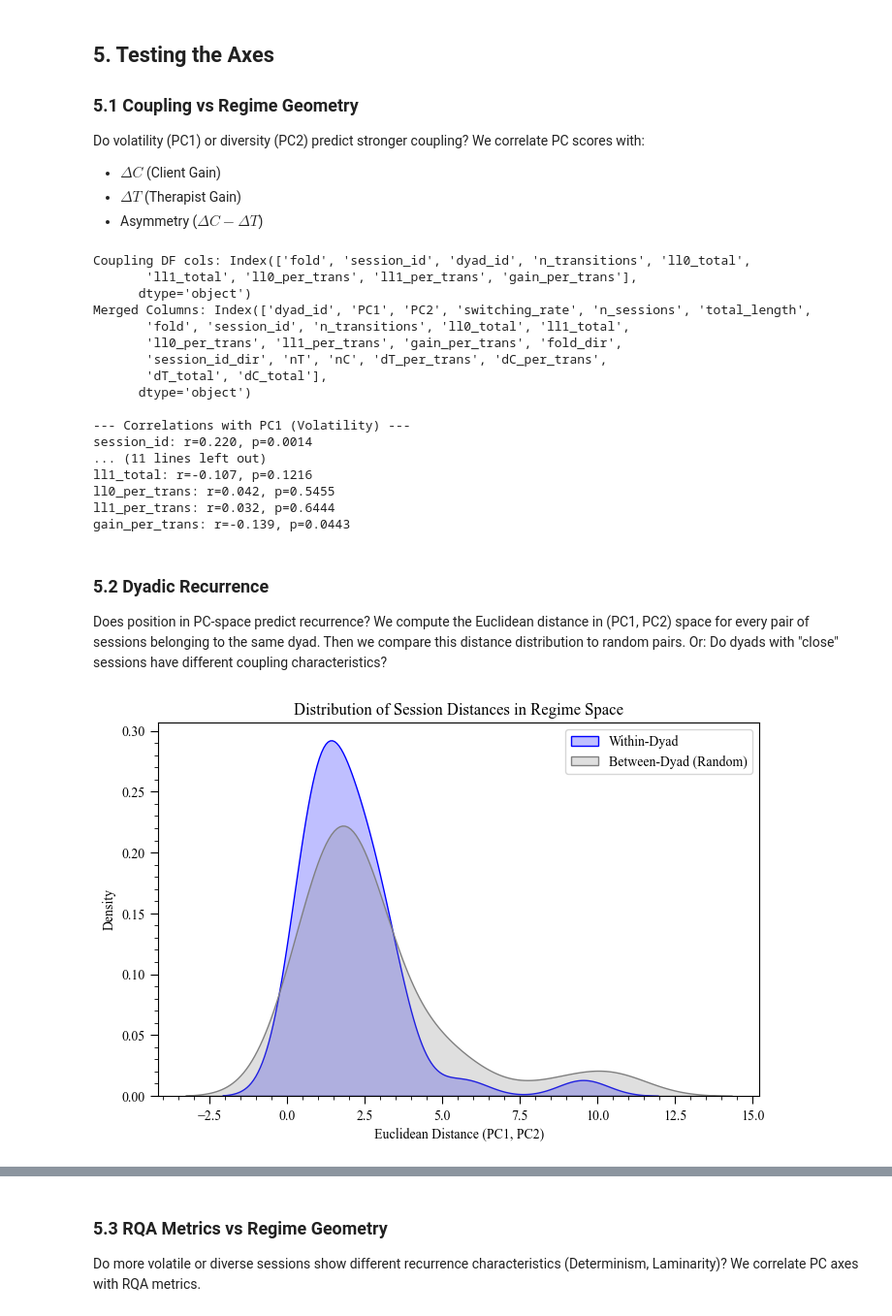
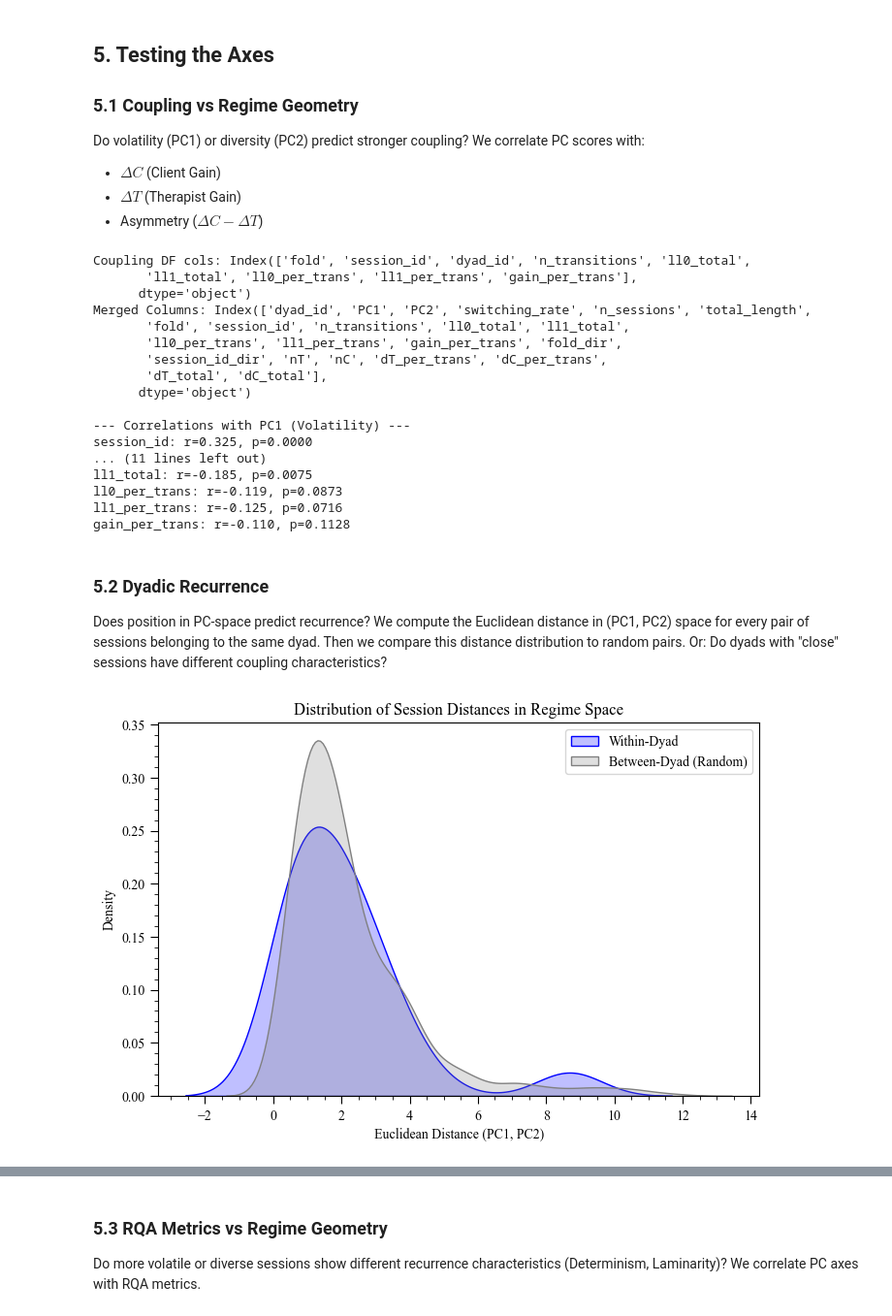
Before and after one commit to cartersale/Affect-Dynamics, a Jupyter notebook: notebooks/regime_geometry.ipynb, the cells around one changed output, grey strips where cells are left out. Shown at 97% size. Drawn from its saved outputs; the diff is of its cells as text; code cells hidden in the pictures.

```diff
--- a/notebooks/regime_geometry.ipynb
+++ b/notebooks/regime_geometry.ipynb
@@ -13,7 +13,6 @@ from pathlib import Path
 from scipy.stats import entropy, spearmanr, pearsonr
 from sklearn.preprocessing import StandardScaler
 from sklearn.decomposition import PCA
-import umap
 
 # Suppress warnings
 import warnings
@@ -29,13 +28,13 @@ plt.rcParams["svg.fonttype"] = "none"  # Editable text in SVG
 
 # Paths
 ARTIFACTS_DIR = Path("../artifacts")
-CHMM_DIR = ARTIFACTS_DIR / "chmm_8_full_dataset"
-RQA_DIR = ARTIFACTS_DIR / "joint_affect_catRQA"
+CHMM_DIR = ARTIFACTS_DIR / "hmm_2_to_12"
+RQA_DIR = ARTIFACTS_DIR / "joint_affect_catRQA_K8"
 REGIME_DIR = ARTIFACTS_DIR / "regime_geometry"
 REGIME_DIR.mkdir(parents=True, exist_ok=True)
 
 # Load Metadata & Viterbi
-decoded_sessions_path = CHMM_DIR / "decoded_sessions.csv"
+decoded_sessions_path = CHMM_DIR / "decoded_sessions_K8.csv"
 if not decoded_sessions_path.exists():
     raise FileNotFoundError(f"Missing {decoded_sessions_path}")
 
@@ -396,12 +393,12 @@ Merged Columns: Index(['dyad_id', 'PC1', 'PC2', 'switching_rate', 'n_sessions',
       dtype='object')
 
 --- Correlations with PC1 (Volatility) ---
-session_id: r=0.220, p=0.0014
+session_id: r=0.325, p=0.0000
 ... (11 lines left out)
-ll1_total: r=-0.107, p=0.1216
-ll0_per_trans: r=0.042, p=0.5455
-ll1_per_trans: r=0.032, p=0.6444
-gain_per_trans: r=-0.139, p=0.0443
+ll1_total: r=-0.185, p=0.0075
+ll0_per_trans: r=-0.119, p=0.0873
+ll1_per_trans: r=-0.125, p=0.0716
+gain_per_trans: r=-0.110, p=0.1128
 # %% [markdown]
 ### 5.2 Dyadic Recurrence
 Does position in PC-space predict recurrence?
@@ -410,11 +407,14 @@ Then we compare this distance distribution to random pairs.
 Or: Do dyads with "close" sessions have different coupling characteristics?
 # %%
 # 1. Intra-dyad distances
+from scipy.spatial.distance import pdist
+from scipy.stats import mannwhitneyu
+
+rng = np.random.default_rng(42)
+coords_df = df_features[['session_id', 'dyad_id', 'PC1', 'PC2']].dropna().reset_index(drop=True)
+
 dyad_distances = []
-random_distances = []
-
-grouped = df_features.groupby('dyad_id')
-all_pcs = df_features[['PC1', 'PC2']].values
+grouped = coords_df.groupby('dyad_id')
 
 # How many dyads have repeated sessions (>=2 sessions)?
 dyad_session_counts = grouped.size()
@@ -423,21 +423,22 @@ n_repeated_dyads = int((dyad_session_counts >= 2).sum())
 for dyad_id, group in grouped:
     if len(group) < 2:
         continue
+    coords = group[['PC1', 'PC2']].to_numpy()
+    dyad_distances.extend(pdist(coords, metric='euclidean'))
 
-    # Get PC coordinates
-    coords = group[['PC1', 'PC2']].values
+dyad_distances = np.asarray(dyad_distances, dtype=float)
 
-    # Pairwise distances within dyad
-    from scipy.spatial.distance import pdist
-    dists = pdist(coords, metric='euclidean')
-    dyad_distances.extend(dists)
-
-# 2. Random background distances
-n_random = len(dyad_distances)
-idx1 = np.random.choice(len(df_features), n_random * 2)
-p1 = all_pcs[idx1[:n_random]]
-p2 = all_pcs[idx1[n_random:]]
-rand_dists = np.linalg.norm(p1 - p2, axis=1)
+# 2. Random between-dyad background distances
+n_between_samples = 1000
+session_coords = coords_df[['PC1', 'PC2']].to_numpy()
+session_dyads = coords_df['dyad_id'].to_numpy()
+rand_dists = []
+while len(rand_dists) < n_between_samples:
+    i, j = rng.integers(0, len(coords_df), size=2)
+    if i == j or session_dyads[i] == session_dyads[j]:
+        continue
+    rand_dists.append(float(np.linalg.norm(session_coords[i] - session_coords[j])))
+rand_dists = np.asarray(rand_dists, dtype=float)
 
 # Plot
 plt.figure(figsize=(8, 5))
@@ -445,37 +446,52 @@ sns.kdeplot(dyad_distances, label='Within-Dyad', fill=True, color='blue')
 sns.kdeplot(rand_dists, label='Between-Dyad (Random)', fill=True, color='gray')
 plt.title("Distribution of Session Distances in Regime Space")
 plt.xlabel("Euclidean Distance (PC1, PC2)")
-# Style ticks explicitly
 ax = plt.gca()
 ax.tick_params(axis='both', which='major', direction='out', length=6)
 ax.tick_params(axis='both', which='minor', direction='out', length=3)
 ax.minorticks_on()
 plt.legend()
 plt.savefig(REGIME_DIR / "dyad_distance_distribution.svg", format="svg")
 plt.show()
 
 # 3. Statistical test + effect size
-from scipy.stats import mannwhitneyu
-
 if len(dyad_distances) > 0 and len(rand_dists) > 0:
     u, p = mannwhitneyu(dyad_distances, rand_dists, alternative='less')
 
     median_within = float(np.median(dyad_distances))
     median_random = float(np.median(rand_dists))
 
     # Rank-biserial correlation (signed so positive = within-dyad distances are smaller)
     n1 = len(dyad_distances)
     n2 = len(rand_dists)
     rank_biserial = 1 - (2 * u) / (n1 * n2)
 
+    dyad_distance_summary_df = pd.DataFrame([{
+        'Repeated_Dyads': n_repeated_dyads,
+        'N_Within_Dyad_Pairs': int(n1),
+        'N_Between_Dyad_Random_Pairs': int(n2),
+        'Median_Within_Dyad_Distance': median_within,
+        'Median_Between_Dyad_Random_Distance': median_random,
+        'Mann_Whitney_U': float(u),
+        'P_Value_One_Sided_Less': float(p),
+        'Rank_Biserial_Positive_Within_Smaller': float(rank_biserial),
+    }])
+
+    export_dir = ARTIFACTS_DIR / "supplementary_tables"
+    export_dir.mkdir(parents=True, exist_ok=True)
+    dyad_distance_summary_df.to_csv(export_dir / "S4_regime_geometry_dyad_distance_test.csv", index=False)
+
     print(f"Repeated-session dyads (>=2 sessions): {n_repeated_dyads}")
+    print(f"Within-dyad pairs: {n1}")
+    print(f"Random between-dyad pairs: {n2}")
     print(f"Median within-dyad distance: {median_within:.4f}")
-    print(f"Median random distance: {median_random:.4f}")
+    print(f"Median between-dyad random distance: {median_random:.4f}")
     print(f"Mann-Whitney U: {u:.2f}")
     print(f"p-value: {p:.4e}")
     print(f"Rank-biserial effect size: {rank_biserial:.4f}")
+    display(dyad_distance_summary_df)
 else:
     print("Insufficient distances to run dyad recurrence statistics.")
 # %% [output]
-[figure, old version]
+[figure, new version]
 Repeated-session dyads (>=2 sessions): 38
```
Also changed, not shown: parts of 8 cells of this notebook, 2 other files.
